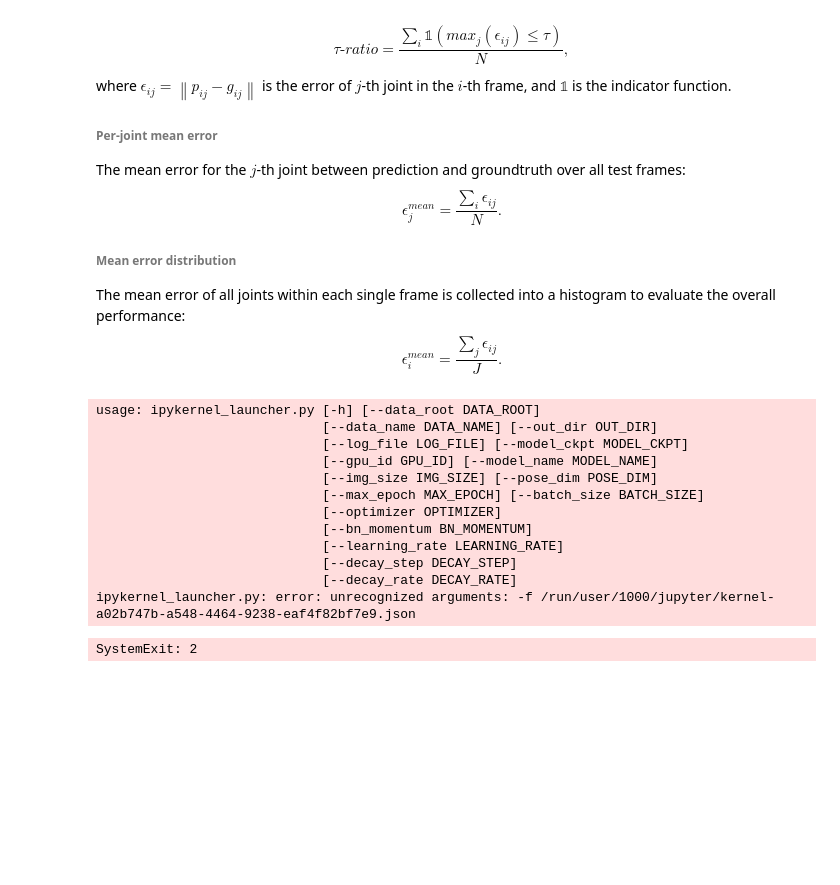
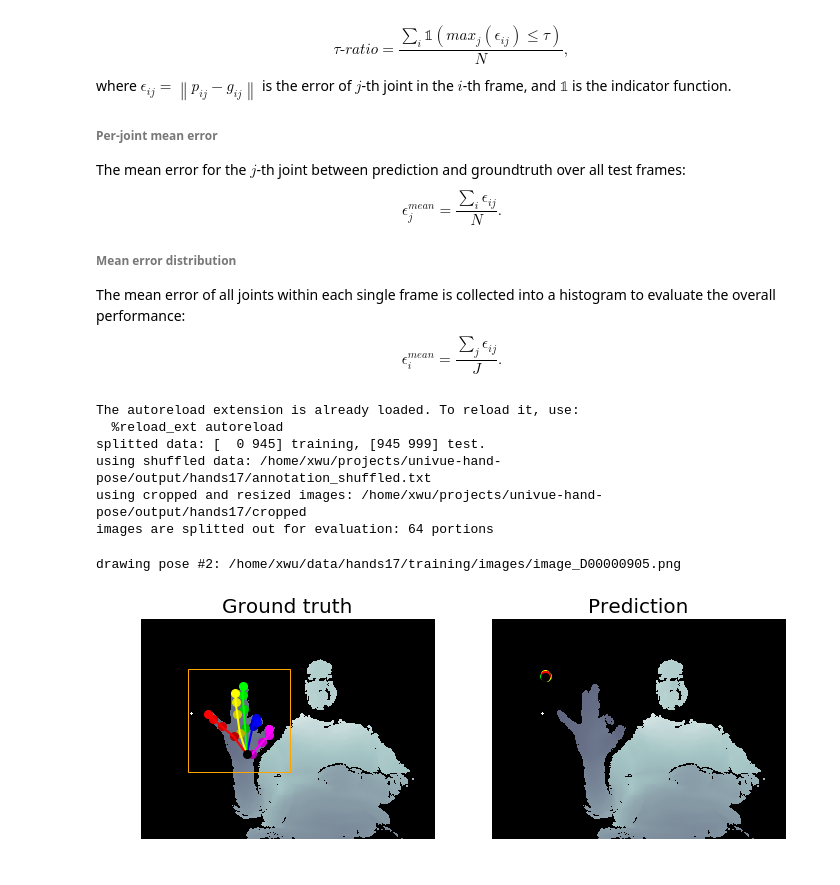
Before and after one commit to xkunwu/depth-hand, a Jupyter notebook: code/test_train.ipynb, the cells around one changed output. Drawn from its saved outputs; the diff is of its cells as text; code cells hidden in the pictures; blank space fills up the shorter version.

```diff
--- a/code/test_train.ipynb
+++ b/code/test_train.ipynb
@@ -60,23 +60,22 @@ $$
 \epsilon^{mean}_i = \frac{\sum_j \epsilon_{ij}}{J}.
 $$
 # %%
+%load_ext autoreload
+%autoreload 2
+import sys; sys.argv=['']; del sys
 from args_holder import args_holder
-
 
 argsholder = args_holder()
 argsholder.parse_args()
 ARGS = argsholder.args
+ARGS.batch_size = 16
+ARGS.max_epoch = 1
+argsholder.create_instance()
+data_inst = ARGS.data_inst
 # %% [output]
-usage: ipykernel_launcher.py [-h] [--data_root DATA_ROOT]
-                             [--data_name DATA_NAME] [--out_dir OUT_DIR]
-                             [--log_file LOG_FILE] [--model_ckpt MODEL_CKPT]
-                             [--gpu_id GPU_ID] [--model_name MODEL_NAME]
-                             [--img_size IMG_SIZE] [--pose_dim POSE_DIM]
-                             [--max_epoch MAX_EPOCH] [--batch_size BATCH_SIZE]
-                             [--optimizer OPTIMIZER]
-                             [--bn_momentum BN_MOMENTUM]
-                             [--learning_rate LEARNING_RATE]
-                             [--decay_step DECAY_STEP]
-                             [--decay_rate DECAY_RATE]
-ipykernel_launcher.py: error: unrecognized arguments: -f /run/user/1000/jupyter/kernel-a02b747b-a548-4464-9238-eaf4f82bf7e9.json
+The autoreload extension is already loaded. To reload it, use:
+  %reload_ext autoreload
+splitted data: [  0 945] training, [945 999] test.
+using shuffled data: /home/xwu/projects/univue-hand-pose/output/hands17/annotation_shuffled.txt
+using cropped and resized images: /home/xwu/projects/univue-hand-pose/output/hands17/cropped
+images are splitted out for evaluation: 64 portions
-SystemExit: 2
@@ -90,2 +89,16 @@ hands17.draw.draw_pred_random(
+# %%
+from importlib import import_module
+datadraw = import_module(
+    'data.' + ARGS.data_name + '.draw')
+
+datadraw.draw_pred_random(
+    data_inst,
+    data_inst.training_images,
+    data_inst.training_annot_test,
+    data_inst.training_annot_predict
+)
+# %% [output]
+drawing pose #2: /home/xwu/data/hands17/training/images/image_D00000905.png
+[figure, added]
 # %%
 import matplotlib.pyplot as mpplot
```
Also changed, not shown: parts of 9 cells of this notebook, 10 other files.
